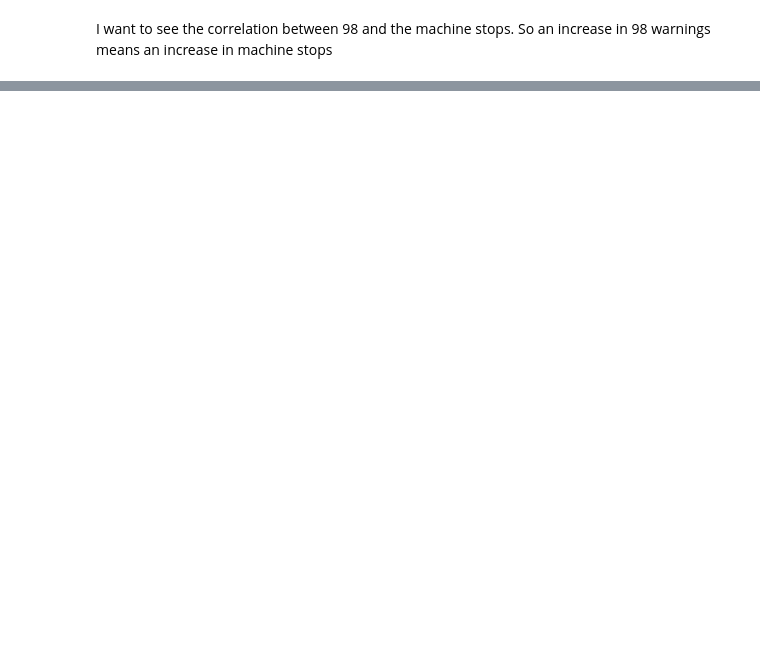
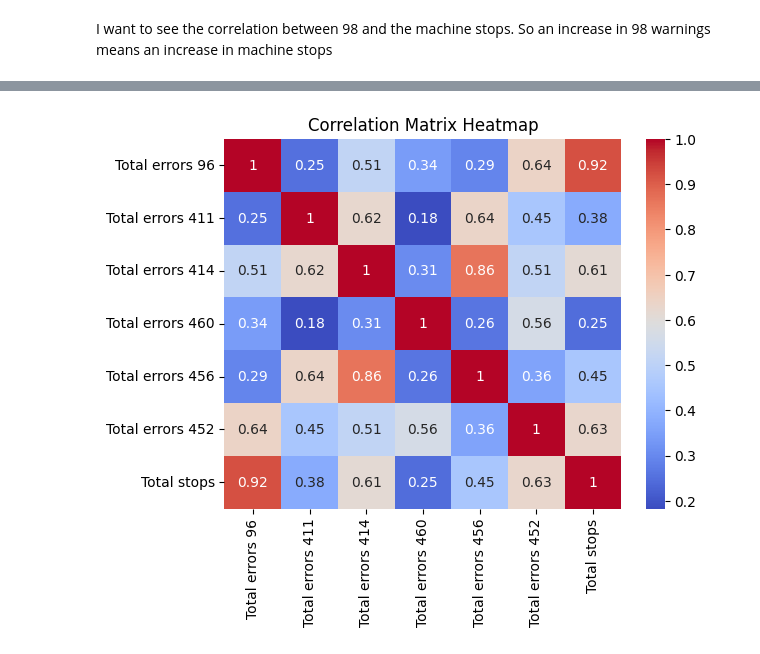
Before and after one commit to AcidSudo/Sanovo_19052025, a Jupyter notebook: EDA_correlation_stops.ipynb, the cells around one changed output, grey strips where cells are left out. Drawn from its saved outputs; the diff is of its cells as text; code cells hidden in the pictures; blank space fills up the shorter version.

Commit message:
correlation matrix heatmap

```diff
--- a/EDA_correlation_stops.ipynb
+++ b/EDA_correlation_stops.ipynb
@@ -17,0 +43,14 @@ I want to see the correlation between 98 and the machine stops. So an increase i
+# %%
+df_agg = df.groupby('MerDateDay').apply(
+    lambda x: pd.Series({
+        'Total errors 96': ((x['MerType'] == 21) & (x['MerNumber'] == 96)).sum(),
+        'Total errors 411': ((x['MerType'] == 21) & (x['MerNumber'] == 411)).sum(),
+        'Total errors 414': ((x['MerType'] == 21) & (x['MerNumber'] == 414)).sum(),
+        'Total errors 460': ((x['MerType'] == 21) & (x['MerNumber'] == 460)).sum(),
+        'Total errors 456': ((x['MerType'] == 21) & (x['MerNumber'] == 456)).sum(),
+        'Total errors 452': ((x['MerType'] == 21) & (x['MerNumber'] == 452)).sum(),
+        'Total stops': ((x['MerType'] == 8) & (x['MerNumber'] == 0)).sum()
+    })
+)
+
+df_agg.head()
@@ -17,0 +65,8 @@ I want to see the correlation between 98 and the machine stops. So an increase i
+# %%
+# df_agg.corr()['Total stops']
+sns.heatmap(df_agg.corr(), annot=True, cmap='coolwarm')
+plt.title('Correlation Matrix Heatmap')
+plt.savefig('most frequent error correlation.jpg')
+plt.show()
+# %% [output]
+[figure, added]
```
Also changed, not shown: parts of 8 cells of this notebook, 2 other files.
